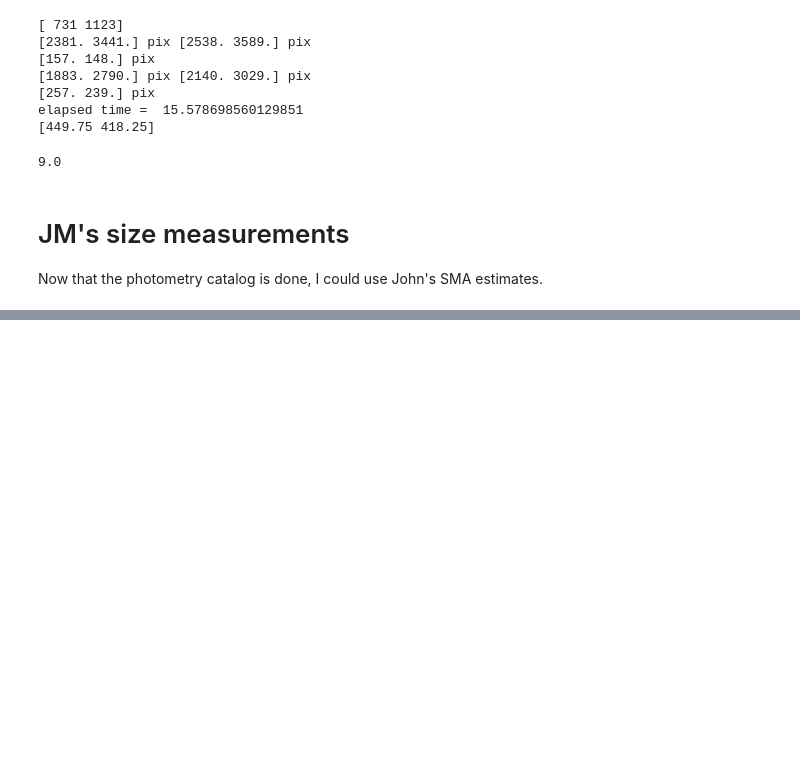
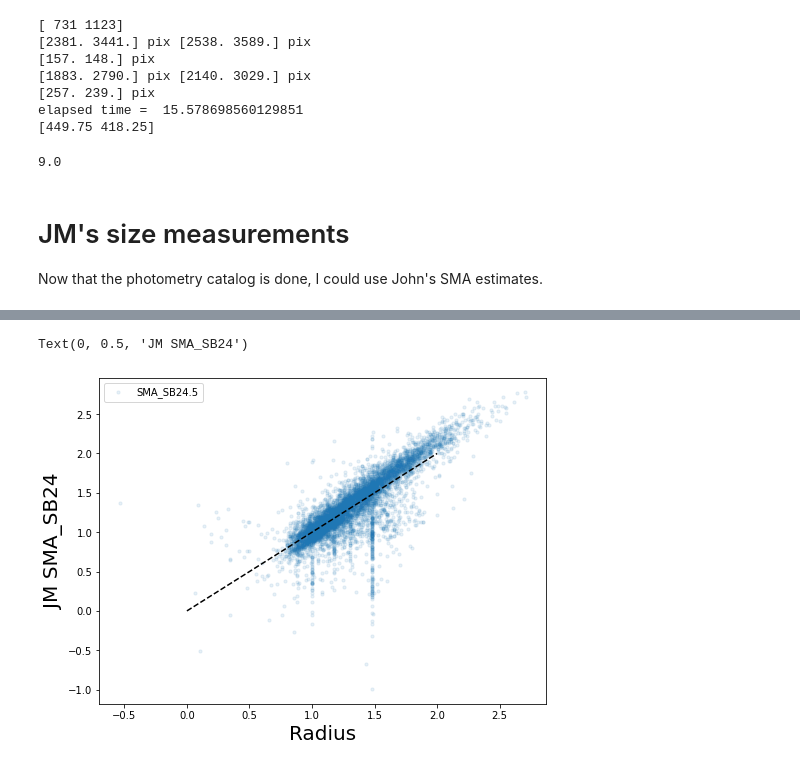
Before and after one commit to rfinn/halphagui, a Jupyter notebook: notebooks/getobjectsize-dev.ipynb, the cells around one changed output, grey strips where cells are left out. Cells and saved outputs as stored; diff of their text form; code cells hidden in the pictures; blank space fills up the shorter version.

```diff
--- a/notebooks/getobjectsize-dev.ipynb
+++ b/notebooks/getobjectsize-dev.ipynb
@@ -307,0 +333,16 @@ mycolors = plt.rcParams['axes.prop_cycle'].by_key()['color']
+# %%
+# plot D25 vs SMA from ephot catalogs
+x = v.main['radius']
+ecols = ['SMA_SB24.5']#,'SMA_SB25']
+
+plt.figure(figsize=(8,6))
+for i,e in enumerate(ecols):
+    plt.scatter(np.log10(x),np.log10((v.ephot[e])),s=10,c=mycolors[i],alpha=.1,label=e)
+xline = np.linspace(0,2,100)
+plt.plot(xline,xline,'k--')
+plt.legend()
+plt.xlabel("Radius",fontsize=20)
+plt.ylabel("JM SMA_SB24",fontsize=20)
+# %% [output]
+Text(0, 0.5, 'JM SMA_SB24')
+[figure, added]
```
Also changed, not shown: parts of 38 cells of this notebook, 6 other files.
